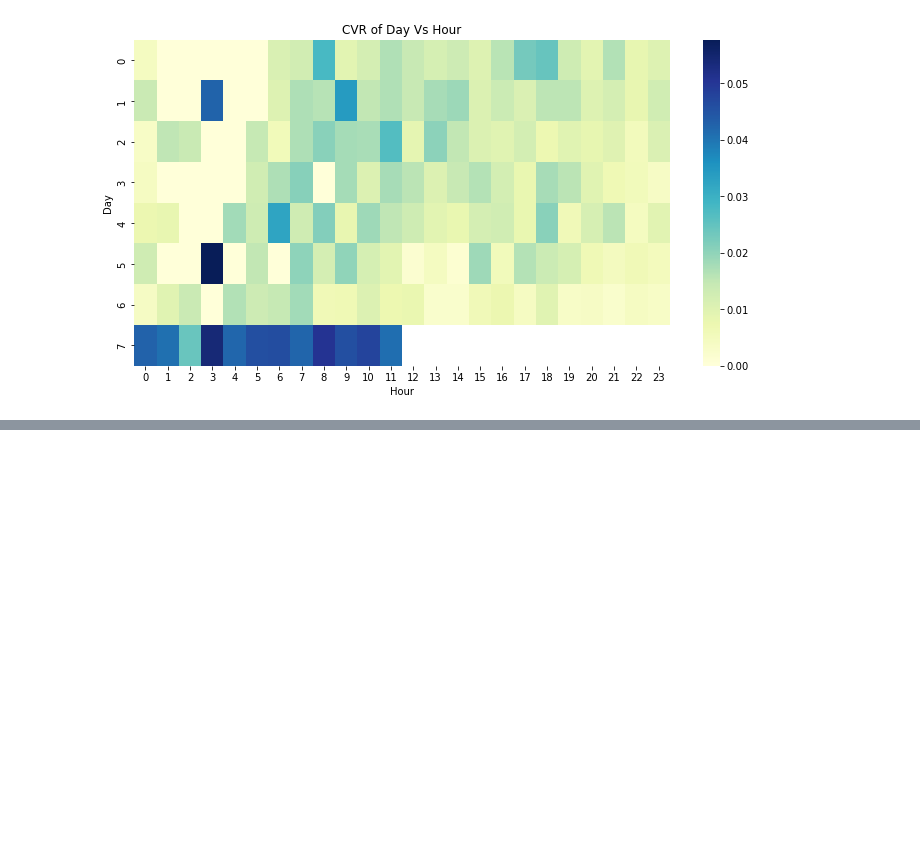
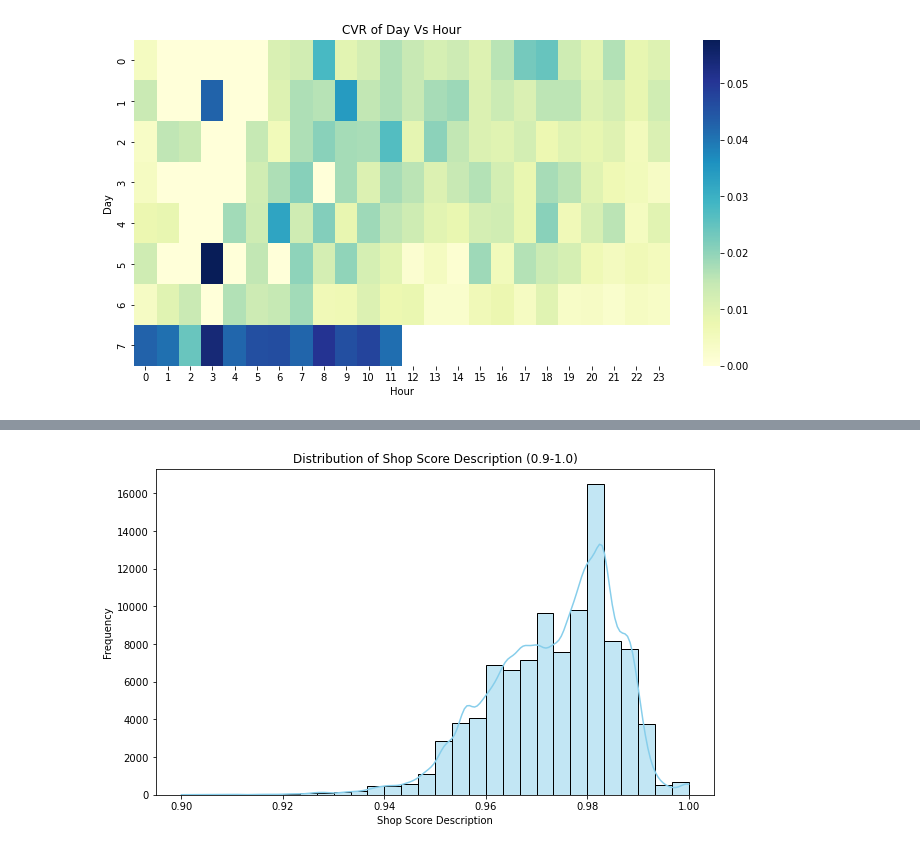
Before and after one commit to IBA6202MA/Search-Advertising-Conversion-Prediction, a Jupyter notebook: data_preprocess01.ipynb, the cells around one changed output, grey strips where cells are left out. Drawn from its saved outputs; the diff is of its cells as text; code cells hidden in the pictures; blank space fills up the shorter version.

```diff
--- a/data_preprocess01.ipynb
+++ b/data_preprocess01.ipynb
@@ -318,0 +334,20 @@ plt.show()
+# %%
+import matplotlib.pyplot as plt
+import seaborn as sns
+
+# Assuming your DataFrame is named 'df'
+# df['shop_score_description'] contains shop scores
+
+# Filter data for scores between 0.9 and 1.0
+filtered_data = data[(data['shop_score_description'] >= 0.9) & (data['shop_score_description'] <= 1.0)]
+
+# Distribution plot (histogram) for the filtered data
+plt.figure(figsize=(10, 6))
+sns.histplot(filtered_data['shop_score_description'], bins=30, kde=True, color='skyblue')
+
+plt.title('Distribution of Shop Score Description (0.9-1.0)')
+plt.xlabel('Shop Score Description')
+plt.ylabel('Frequency')
+plt.show()
+# %% [output]
+[figure, added]
```
Also changed, not shown: parts of 7 cells of this notebook, 1 other file.
